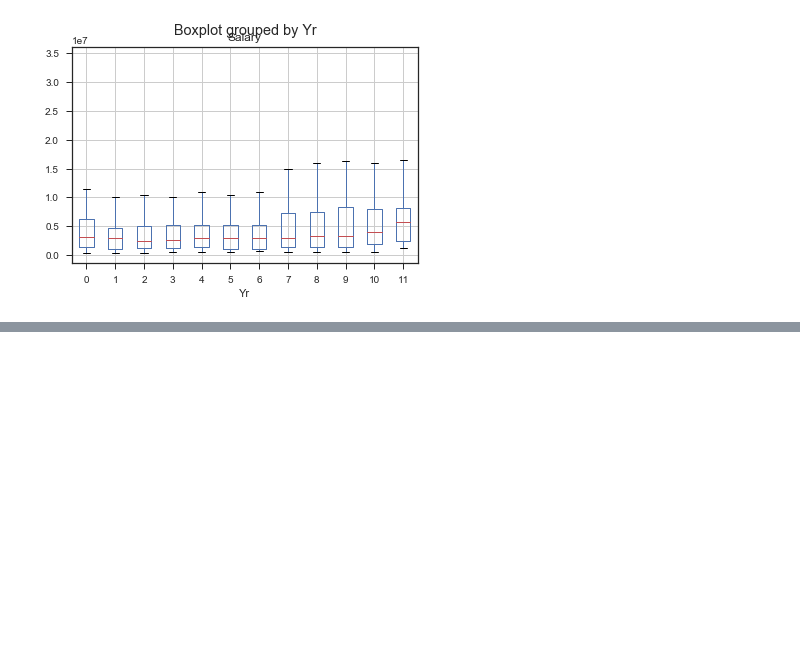
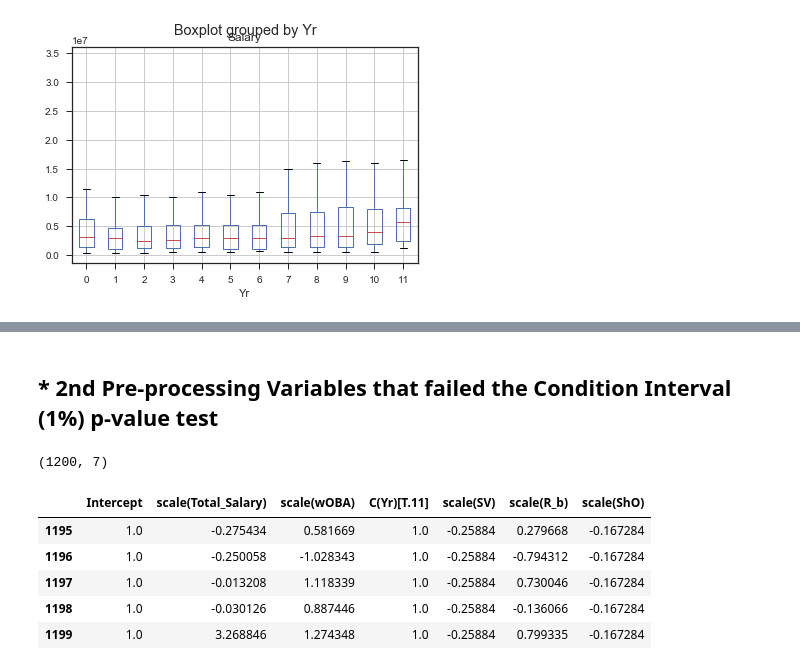
Before and after one commit to nano199019/Personal_Project, a Jupyter notebook: MLB_Project/2nd.ipynb, the cells around one changed output, grey strips where cells are left out. Saved outputs shown, nothing was run; the diff lists cells and outputs as text; code cells hidden in the pictures; blank space fills up the shorter version.

```diff
--- a/MLB_Project/2nd.ipynb
+++ b/MLB_Project/2nd.ipynb
@@ -397,0 +402,4 @@ print(result.summary())
+# %%
+model3 = sm.OLS(dfY, dfX2)
+result3 = model3.fit()
+print(result3.summary())
@@ -397,0 +424,26 @@ print(result.summary())
+# %% [markdown]
+## * 2nd Pre-processing Variables that failed the Condition Interval (1%) p-value test
+# %%
+def extracted_pvals(result, cond):
+    pvals = pd.DataFrame(result.pvalues)
+    pvals.columns = ['P_values']
+    pvals['P_values'] = pvals[pvals.P_values < cond]
+    pvals = pvals.dropna().sort_values('P_values')
+
+    return pvals
+# %%
+p_values2 = extracted_pvals(result3, 0.01)
+p_values2
+extracted_features2 = list(p_values2.index.values)
+extracted_df_x2 = dfX2.loc[:, extracted_features2]
+
+print(extracted_df_x2.shape)
+extracted_df_x2.tail()
+# %% [output]
+(1200, 7)
+|  | Intercept | scale(Total_Salary) | scale(wOBA) | C(Yr)[T.11] | scale(SV) | scale(R_b) | scale(ShO) |
+| 1195 | 1.0 | -0.275434 | 0.581669 | 1.0 | -0.25884 | 0.279668 | -0.167284 |
+| 1196 | 1.0 | -0.250058 | -1.028343 | 1.0 | -0.25884 | -0.794312 | -0.167284 |
+| 1197 | 1.0 | -0.013208 | 1.118339 | 1.0 | -0.25884 | 0.730046 | -0.167284 |
+| 1198 | 1.0 | -0.030126 | 0.887446 | 1.0 | -0.25884 | -0.136066 | -0.167284 |
+| 1199 | 1.0 | 3.268846 | 1.274348 | 1.0 | -0.25884 | 0.799335 | -0.167284 |
```
Also changed, not shown: parts of 38 cells of this notebook.
